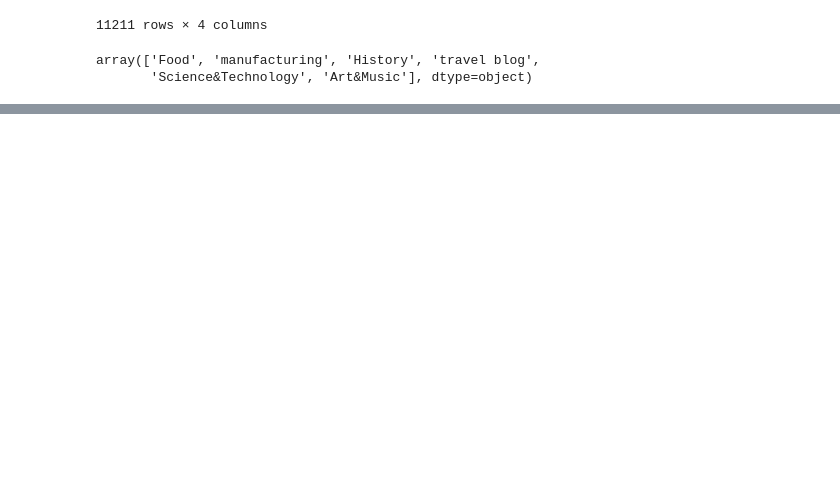
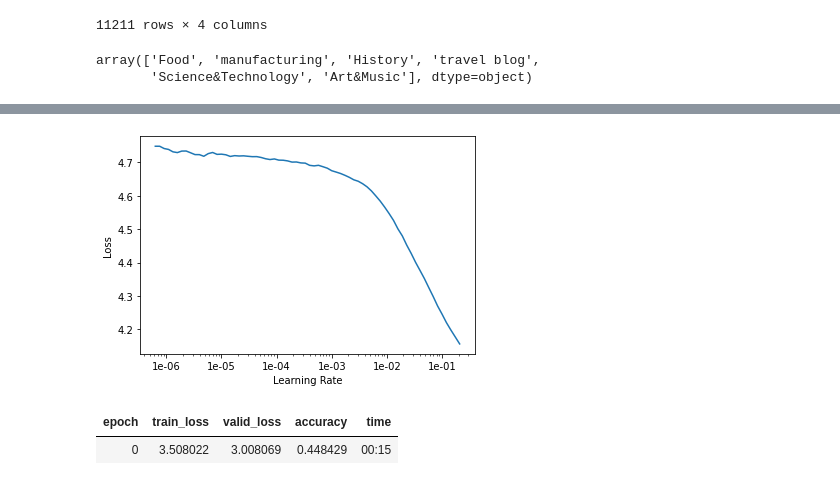
Before and after one commit to varun1414/youtube_class, a Jupyter notebook: classifier.ipynb, the cells around one changed output, grey strips where cells are left out. Saved outputs shown, nothing was run; the diff lists cells and outputs as text; code cells hidden in the pictures; blank space fills up the shorter version.

```diff
--- a/classifier.ipynb
+++ b/classifier.ipynb
@@ -64,0 +34,10 @@ print(m)
+# %%
+df['labels']=df['Category']
+# df['labels']=df[df['Category']=='manufacturing']=1
+df['labels'][df['labels']=='Food']=0
+df['labels'][df['labels']=='manufacturing']=1
+df['labels'][df['labels']=='History']=2
+df['labels'][df['labels']=='travel blog']=3
+df['labels'][df['labels']=='Science&Technology']=4
+df['labels'][df['labels']=='Art&Music']=5
+df
@@ -64,0 +73,8 @@ print(m)
+# %%
+df = df.sample(frac=1).reset_index(drop=True)
+
+df_tr=pd.DataFrame({'text':df['Title'][0:9000],'labels':df['labels'][0:9000]})
+df_tr
+df_v=pd.DataFrame({"text":df['Title'][9000:],'labels':df['labels'][9000:]})
+df_v.reset_index(inplace=True,drop=True)
+df_v
@@ -64,0 +142,10 @@ print(m)
+# %%
+data_lm = (TextList.from_df(df,'.')
+           #Inputs: all the text files in path
+
+           #We may have other temp folders that contain text files so we only keep what's in train and test
+            .split_by_rand_pct(0.1)
+           #We randomly split and keep 10% (10,000 reviews) for validation
+            .label_for_lm()
+           #We want to do a language model so we label accordingly
+            .databunch(bs=50))
@@ -64,0 +164,2 @@ print(m)
+# %%
+learn = language_model_learner(data_lm, AWD_LSTM, drop_mult=0.3)
@@ -64,0 +175,9 @@ print(m)
+# %%
+learn.recorder.plot(skip_end=20)
+# %% [output]
+[figure, added]
+# %%
+learn.fit_one_cycle(1, 1e-2, moms=(0.8,0.7))
+# %% [output]
+| epoch | train_loss | valid_loss | accuracy | time |
+| 0 | 3.508022 | 3.008069 | 0.448429 | 00:15 |
```
Also changed, not shown: parts of 30 cells of this notebook.
